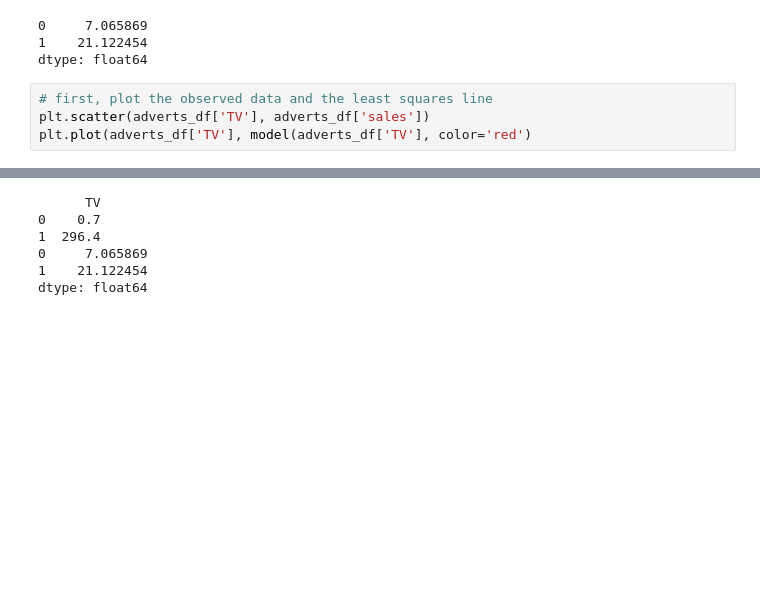
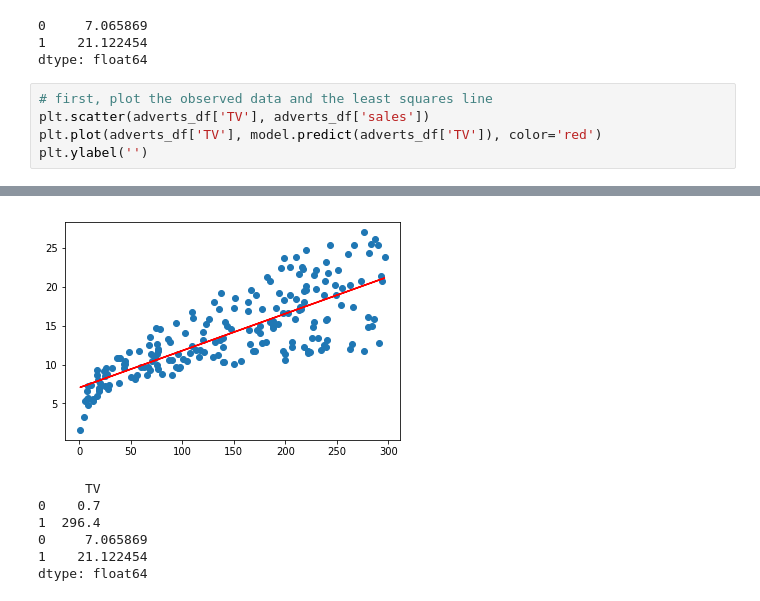
Before and after one commit to kayschulz/dsc-01-10-13-regression-statsmodels-lab-seattle-ds-career-040119, a Jupyter notebook: index.ipynb, the cells around one changed output, grey strips where cells are left out. Cells and saved outputs as stored; diff of their text form; blank space fills up the shorter version.

```diff
--- a/index.ipynb
+++ b/index.ipynb
@@ -185,5 +185,6 @@ dtype: float64
 # %%
 # first, plot the observed data and the least squares line
 plt.scatter(adverts_df['TV'], adverts_df['sales'])
-plt.plot(adverts_df['TV'], model(adverts_df['TV'], color='red')
+plt.plot(adverts_df['TV'], model.predict(adverts_df['TV']), color='red')
+plt.ylabel('')
 # %% [output]
@@ -191,3 +192,4 @@ SyntaxError: unexpected EOF while parsing (<ipython-input-32-fb8e57328039>, line
+[figure, added]
 # %%
 # %% [output]
       TV
```
Also changed, not shown: parts of 1 cell of this notebook.
